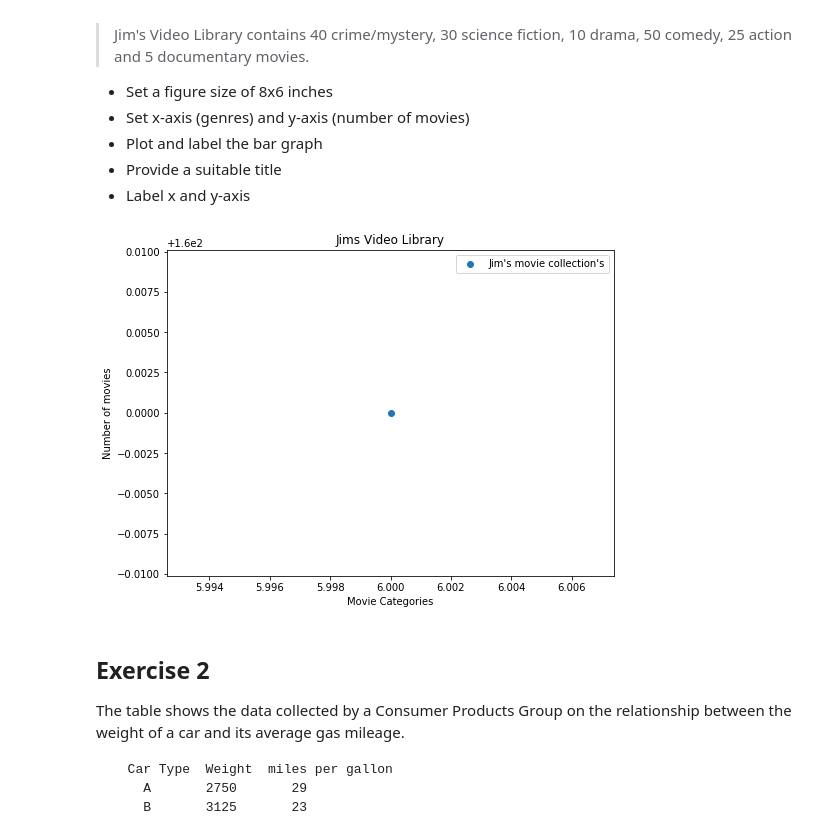
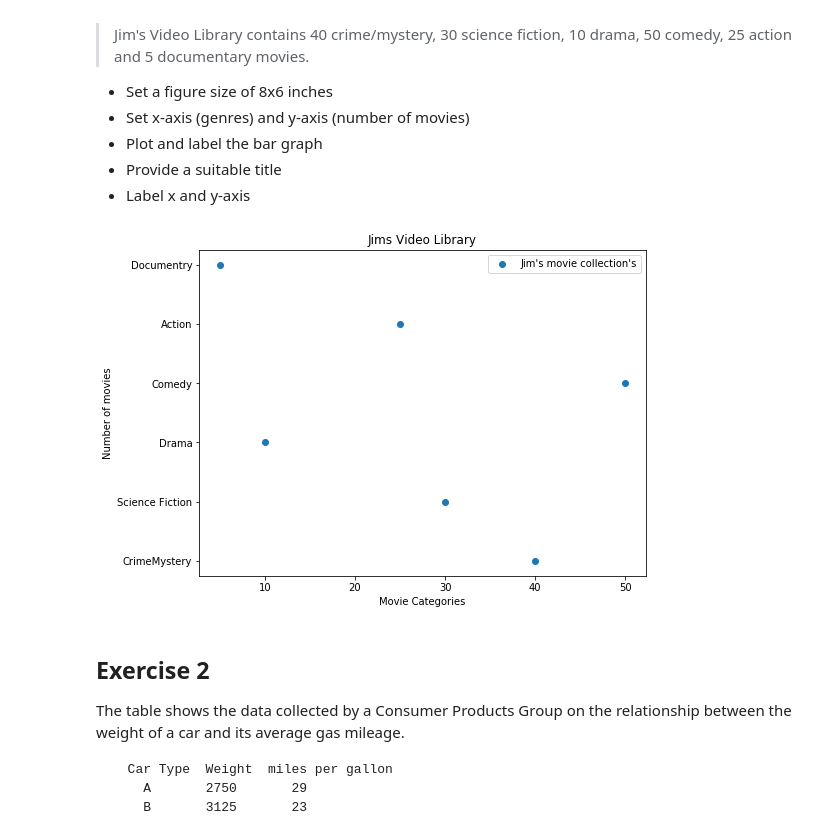
Before and after one commit to raheelzulfiqar/dsc-data-viz-lab-seattle-ds-062419, a Jupyter notebook: index.ipynb, the cells around one changed output. Drawn from its saved outputs; the diff is of its cells as text; code cells hidden in the pictures.

```diff
--- a/index.ipynb
+++ b/index.ipynb
@@ -23,31 +23,31 @@ Make a vertical bar graph using `plt.bar()` for the following set of data:
 # %%
 # import the required libraries
 import numpy as np
 import matplotlib.pyplot as plt
 %matplotlib inline
 
 
 plt.figure(figsize=(8,6))
 x= [40,30,10,50,25,5]
-y= ['CrimeMystery','Science Fiction','Drama','Comedy','Action','Documentry'
+y= ['CrimeMystery','Science Fiction','Drama','Comedy','Action','Documentry']
 
 plt.scatter(x,y, label = "Jim's movie collection's")
 
 plt.xlabel('Movie Categories')
 plt.ylabel('Number of movies')
 
 plt.title('Jims Video Library')
 plt.legend()
 plt.show()
 # Set a figure size
 
 # Plot vertical bars of fixed width by passing x and y values to .bar() function
 
 # Give a title to the bar graph
 
 # Output the final plot
 # %% [output]
-[figure, old version]
+[figure, new version]
 # %% [markdown]
 ## Exercise 2
 
```
